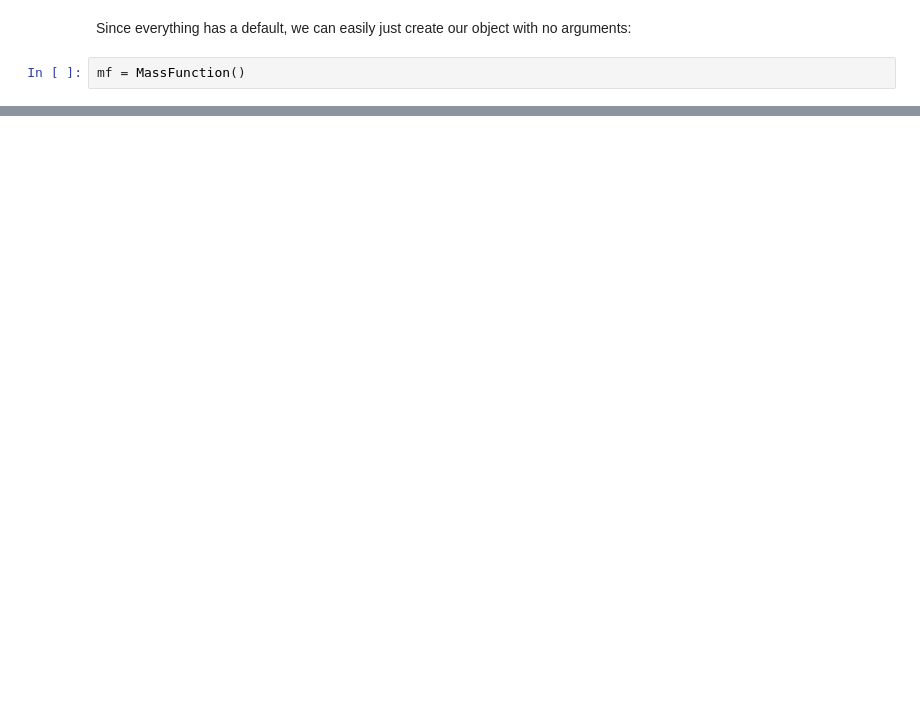
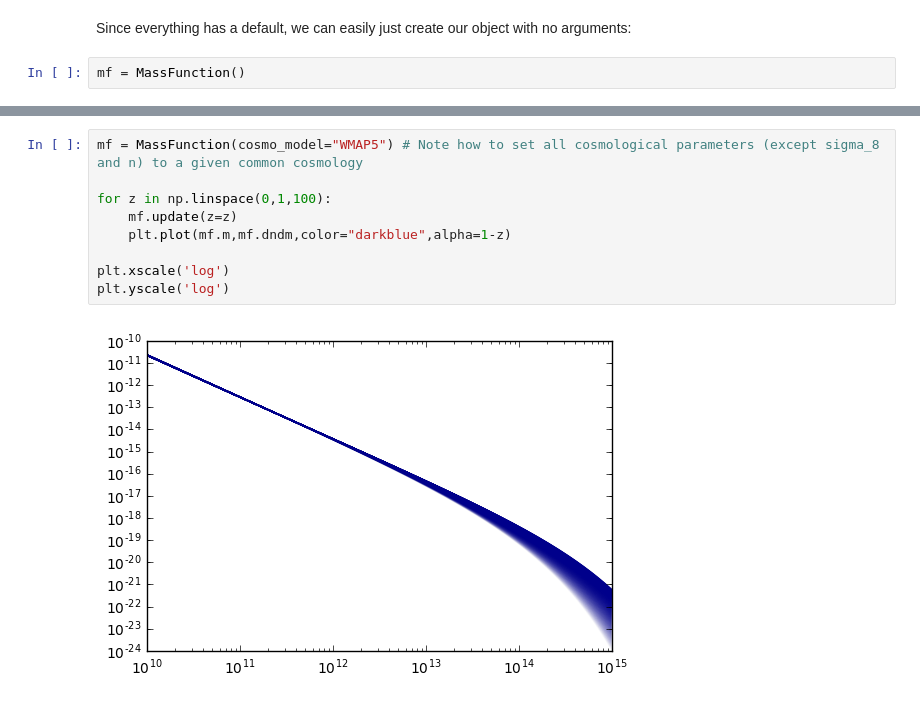
Before and after one commit to peraktong/hmf, a Jupyter notebook: docs/examples/your_first_plot.ipynb, the cells around one changed output, grey strips where cells are left out. Drawn from its saved outputs; the diff is of its cells as text; blank space fills up the shorter version.

```diff
--- a/docs/examples/your_first_plot.ipynb
+++ b/docs/examples/your_first_plot.ipynb
@@ -72,0 +91,11 @@ dlog10m : float
+# %%
+mf = MassFunction(cosmo_model="WMAP5") # Note how to set all cosmological parameters (except sigma_8 and n) to a given common cosmology
+
+for z in np.linspace(0,1,100):
+    mf.update(z=z)
+    plt.plot(mf.m,mf.dndm,color="darkblue",alpha=1-z)
+
+plt.xscale('log')
+plt.yscale('log')
+# %% [output]
+[figure, added]
```
Also changed, not shown: parts of 18 cells of this notebook.
